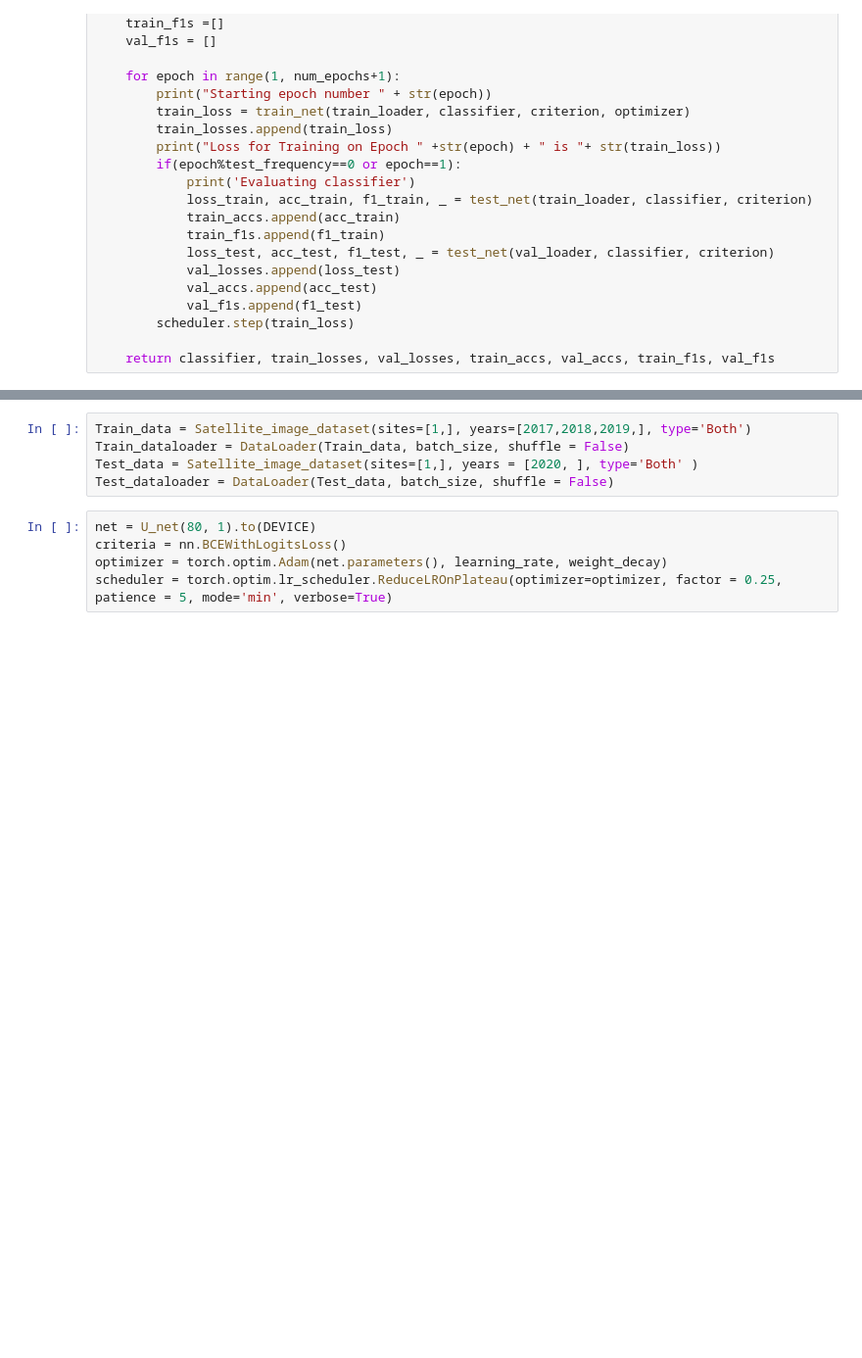
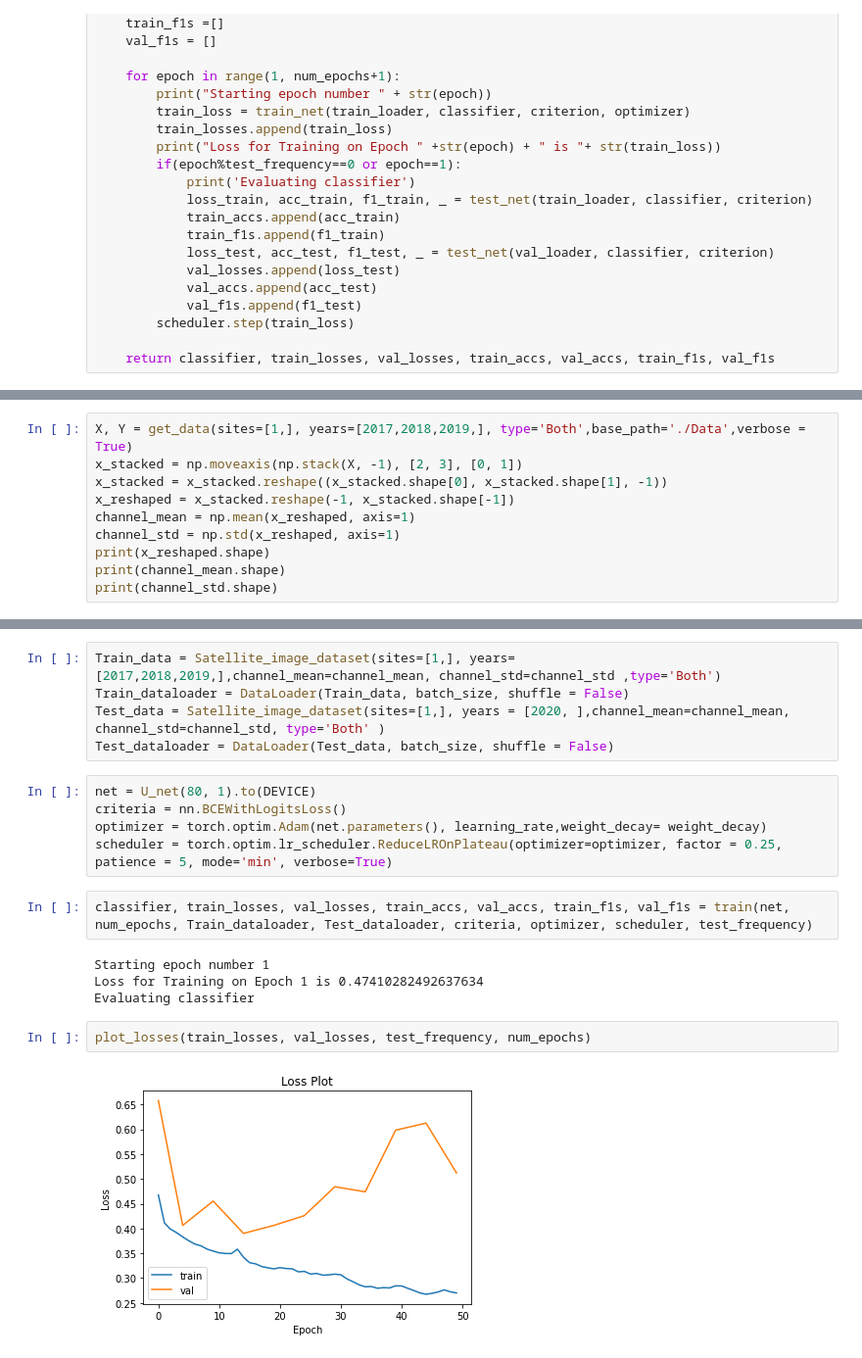
Before and after one commit to Xutao-Cao/Wheat-Mapping, a Jupyter notebook: Stage 2 Model Construction/Training.ipynb, the cells around one changed output, grey strips where cells are left out. Shown: that part at 98% size. Cells and saved outputs as stored; diff of their text form; blank space fills up the shorter version.

Commit message:
unet training

```diff
--- a/Stage 2 Model Construction/Training.ipynb
+++ b/Stage 2 Model Construction/Training.ipynb
@@ -119,0 +119,10 @@ weight_decay = 1e-4
+# %%
+X, Y = get_data(sites=[1,], years=[2017,2018,2019,], type='Both',base_path='./Data',verbose = True)
+x_stacked = np.moveaxis(np.stack(X, -1), [2, 3], [0, 1])
+x_stacked = x_stacked.reshape((x_stacked.shape[0], x_stacked.shape[1], -1))
+x_reshaped = x_stacked.reshape(-1, x_stacked.shape[-1])
+channel_mean = np.mean(x_reshaped, axis=1)
+channel_std = np.std(x_reshaped, axis=1)
+print(x_reshaped.shape)
+print(channel_mean.shape)
+print(channel_std.shape)
@@ -120,10 +137,20 @@ weight_decay = 1e-4
 # %%
-Train_data = Satellite_image_dataset(sites=[1,], years=[2017,2018,2019,], type='Both')
+Train_data = Satellite_image_dataset(sites=[1,], years=[2017,2018,2019,],channel_mean=channel_mean, channel_std=channel_std ,type='Both')
 Train_dataloader = DataLoader(Train_data, batch_size, shuffle = False)
-Test_data = Satellite_image_dataset(sites=[1,], years = [2020, ], type='Both' )
+Test_data = Satellite_image_dataset(sites=[1,], years = [2020, ],channel_mean=channel_mean, channel_std=channel_std, type='Both' )
 Test_dataloader = DataLoader(Test_data, batch_size, shuffle = False)
 # %%
 net = U_net(80, 1).to(DEVICE)
 criteria = nn.BCEWithLogitsLoss()
-optimizer = torch.optim.Adam(net.parameters(), learning_rate, weight_decay)
+optimizer = torch.optim.Adam(net.parameters(), learning_rate,weight_decay= weight_decay)
 scheduler = torch.optim.lr_scheduler.ReduceLROnPlateau(optimizer=optimizer, factor = 0.25, patience = 5, mode='min', verbose=True)
+# %%
+classifier, train_losses, val_losses, train_accs, val_accs, train_f1s, val_f1s = train(net, num_epochs, Train_dataloader, Test_dataloader, criteria, optimizer, scheduler, test_frequency)
+# %% [output]
+Starting epoch number 1
+Loss for Training on Epoch 1 is 0.47410282492637634
+Evaluating classifier
+# %%
+plot_losses(train_losses, val_losses, test_frequency, num_epochs)
+# %% [output]
+[figure, added]
```
Also changed, not shown: parts of 6 cells of this notebook, 2 other files.
